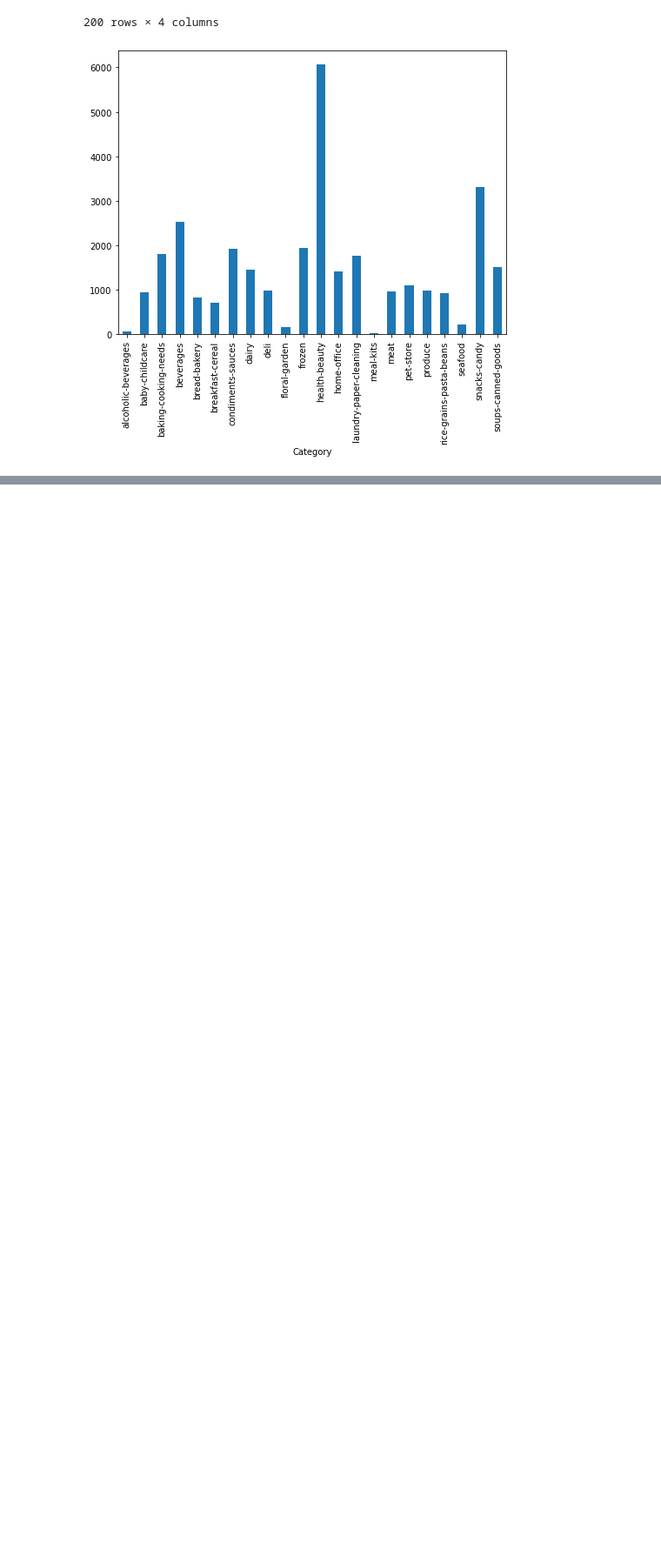
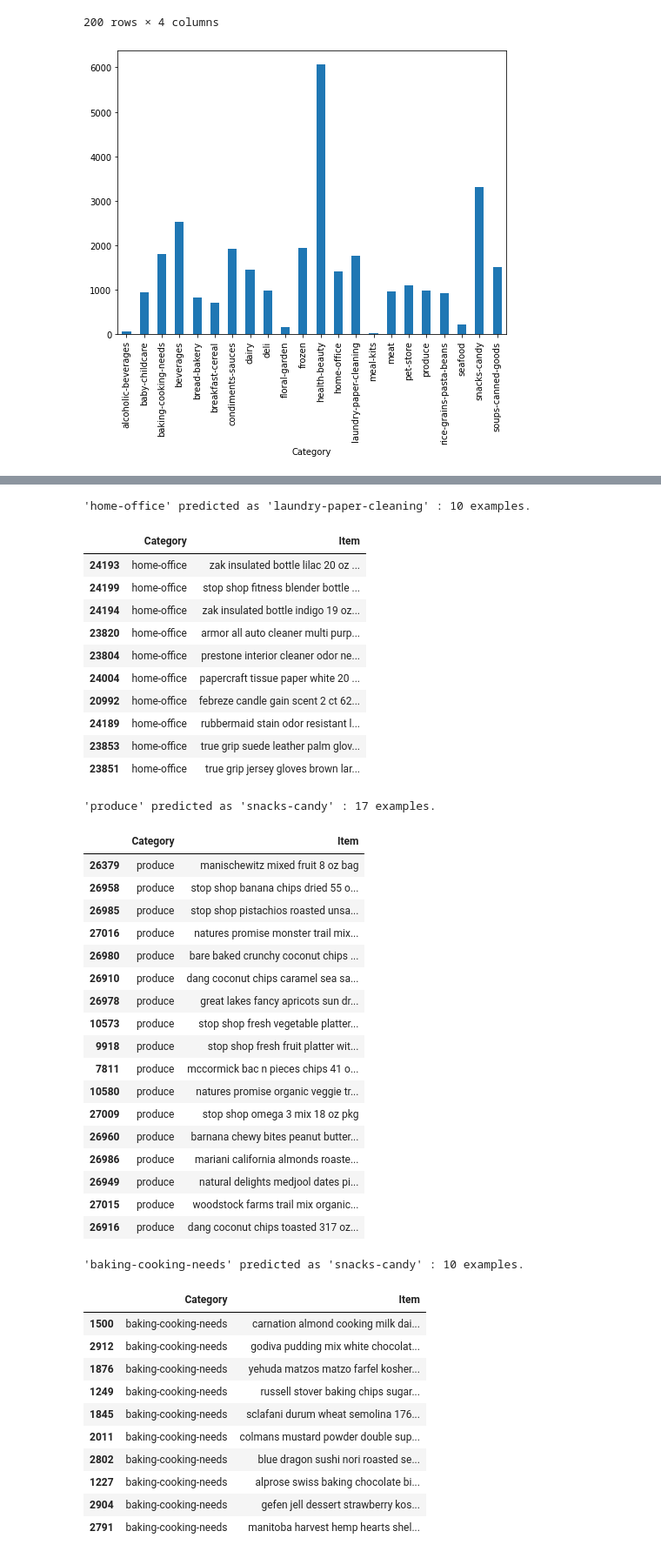
Before and after one commit to bryanjknight/groceryspend.io, a Jupyter notebook: model-generation/notebooks/scikit-learn-train-model.ipynb, the cells around one changed output, grey strips where cells are left out. Shown at 87% size. Cells and saved outputs as stored; diff of their text form; code cells hidden in the pictures; blank space fills up the shorter version.

```diff
--- a/model-generation/notebooks/scikit-learn-train-model.ipynb
+++ b/model-generation/notebooks/scikit-learn-train-model.ipynb
@@ -101,0 +154,52 @@ print(clf.predict(count_vect.transform(["Betty Crocker Brownie Mix Milk Chocolat
+# %%
+from IPython.display import display
+for predicted in category_id_df.category_id:
+  for actual in category_id_df.category_id:
+    if predicted != actual and conf_mat[actual, predicted] >= 10:
+      print("'{}' predicted as '{}' : {} examples.".format(id_to_category[actual], id_to_category[predicted], conf_mat[actual, predicted]))
+      display(df.loc[indices_test[(y_test == actual) & (y_pred == predicted)]][['Category', 'Item']])
+      print('')
+# %% [output]
+'home-office' predicted as 'laundry-paper-cleaning' : 10 examples.
+|  | Category | Item |
+| 24193 | home-office | zak insulated bottle lilac 20 oz ... |
+| 24199 | home-office | stop shop fitness blender bottle ... |
+| 24194 | home-office | zak insulated bottle indigo 19 oz... |
+| 23820 | home-office | armor all auto cleaner multi purp... |
+| 23804 | home-office | prestone interior cleaner odor ne... |
+| 24004 | home-office | papercraft tissue paper white 20 ... |
+| 20992 | home-office | febreze candle gain scent 2 ct 62... |
+| 24189 | home-office | rubbermaid stain odor resistant l... |
+| 23853 | home-office | true grip suede leather palm glov... |
+| 23851 | home-office | true grip jersey gloves brown lar... |
+'produce' predicted as 'snacks-candy' : 17 examples.
+|  | Category | Item |
+| 26379 | produce | manischewitz mixed fruit 8 oz bag |
+| 26958 | produce | stop shop banana chips dried 55 o... |
+| 26985 | produce | stop shop pistachios roasted unsa... |
+| 27016 | produce | natures promise monster trail mix... |
+| 26980 | produce | bare baked crunchy coconut chips ... |
+| 26910 | produce | dang coconut chips caramel sea sa... |
+| 26978 | produce | great lakes fancy apricots sun dr... |
+| 10573 | produce | stop shop fresh vegetable platter... |
+| 9918 | produce | stop shop fresh fruit platter wit... |
+| 7811 | produce | mccormick bac n pieces chips 41 o... |
+| 10580 | produce | natures promise organic veggie tr... |
+| 27009 | produce | stop shop omega 3 mix 18 oz pkg |
+| 26960 | produce | barnana chewy bites peanut butter... |
+| 26986 | produce | mariani california almonds roaste... |
+| 26949 | produce | natural delights medjool dates pi... |
+| 27015 | produce | woodstock farms trail mix organic... |
+| 26916 | produce | dang coconut chips toasted 317 oz... |
+'baking-cooking-needs' predicted as 'snacks-candy' : 10 examples.
+|  | Category | Item |
+| 1500 | baking-cooking-needs | carnation almond cooking milk dai... |
+| 2912 | baking-cooking-needs | godiva pudding mix white chocolat... |
+| 1876 | baking-cooking-needs | yehuda matzos matzo farfel kosher... |
+| 1249 | baking-cooking-needs | russell stover baking chips sugar... |
+| 1845 | baking-cooking-needs | sclafani durum wheat semolina 176... |
+| 2011 | baking-cooking-needs | colmans mustard powder double sup... |
+| 2802 | baking-cooking-needs | blue dragon sushi nori roasted se... |
+| 1227 | baking-cooking-needs | alprose swiss baking chocolate bi... |
+| 2904 | baking-cooking-needs | gefen jell dessert strawberry kos... |
+| 2791 | baking-cooking-needs | manitoba harvest hemp hearts shel... |
```
Also changed, not shown: parts of 18 cells of this notebook, 8 other files.
